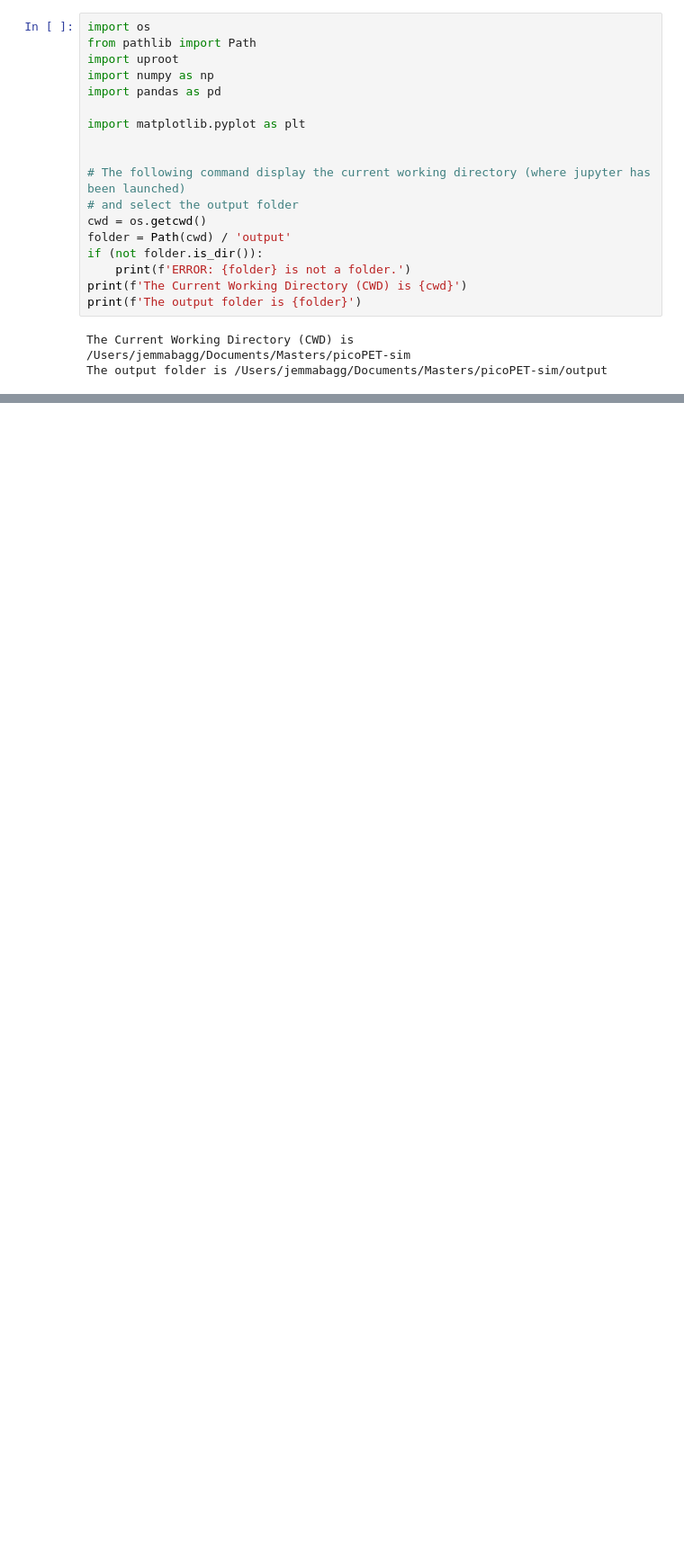
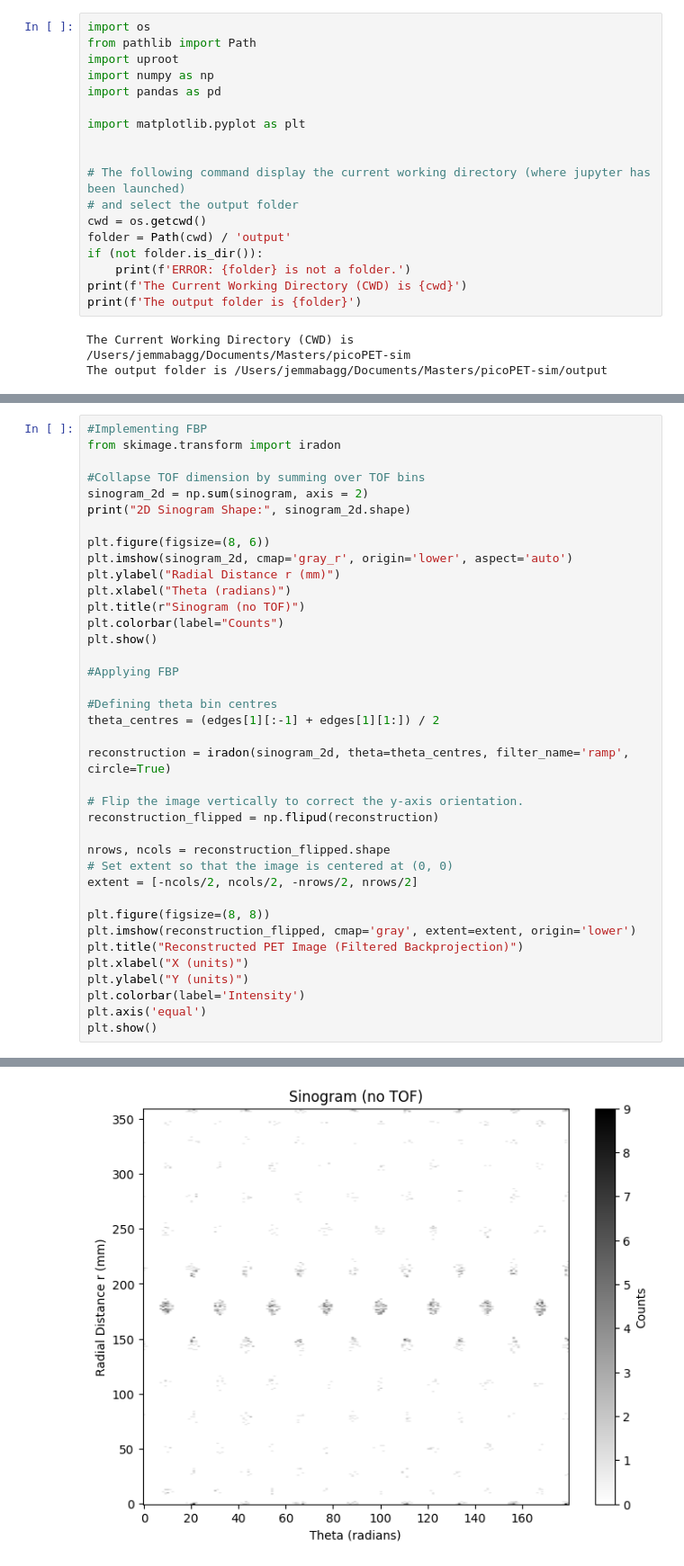
Before and after one commit to jemmabagg/picoPET-sim, a Jupyter notebook: recoCoincidences.ipynb, the cells around one changed output, grey strips where cells are left out. Shown at 90% size. Drawn from its saved outputs; the diff is of its cells as text; blank space fills up the shorter version.

```diff
--- a/recoCoincidences.ipynb
+++ b/recoCoincidences.ipynb
@@ -168,0 +248,39 @@ plot_physical_positions(coincidences_df)
+# %%
+#Implementing FBP
+from skimage.transform import iradon
+
+#Collapse TOF dimension by summing over TOF bins
+sinogram_2d = np.sum(sinogram, axis = 2)
+print("2D Sinogram Shape:", sinogram_2d.shape)
+
+plt.figure(figsize=(8, 6))
+plt.imshow(sinogram_2d, cmap='gray_r', origin='lower', aspect='auto')
+plt.ylabel("Radial Distance r (mm)")
+plt.xlabel("Theta (radians)")
+plt.title(r"Sinogram (no TOF)")
+plt.colorbar(label="Counts")
+plt.show()
+
+#Applying FBP
+
+#Defining theta bin centres
+theta_centres = (edges[1][:-1] + edges[1][1:]) / 2
+
+reconstruction = iradon(sinogram_2d, theta=theta_centres, filter_name='ramp', circle=True)
+
+# Flip the image vertically to correct the y-axis orientation.
+reconstruction_flipped = np.flipud(reconstruction)
+
+nrows, ncols = reconstruction_flipped.shape
+# Set extent so that the image is centered at (0, 0)
+extent = [-ncols/2, ncols/2, -nrows/2, nrows/2]
+
+plt.figure(figsize=(8, 8))
+plt.imshow(reconstruction_flipped, cmap='gray', extent=extent, origin='lower')
+plt.title("Reconstructed PET Image (Filtered Backprojection)")
+plt.xlabel("X (units)")
+plt.ylabel("Y (units)")
+plt.colorbar(label='Intensity')
+plt.axis('equal')
+plt.show()
+# %% [output]
@@ -168,0 +288 @@ plot_physical_positions(coincidences_df)
+[figure, added]
```
Also changed, not shown: parts of 13 cells of this notebook, 2 other files.
